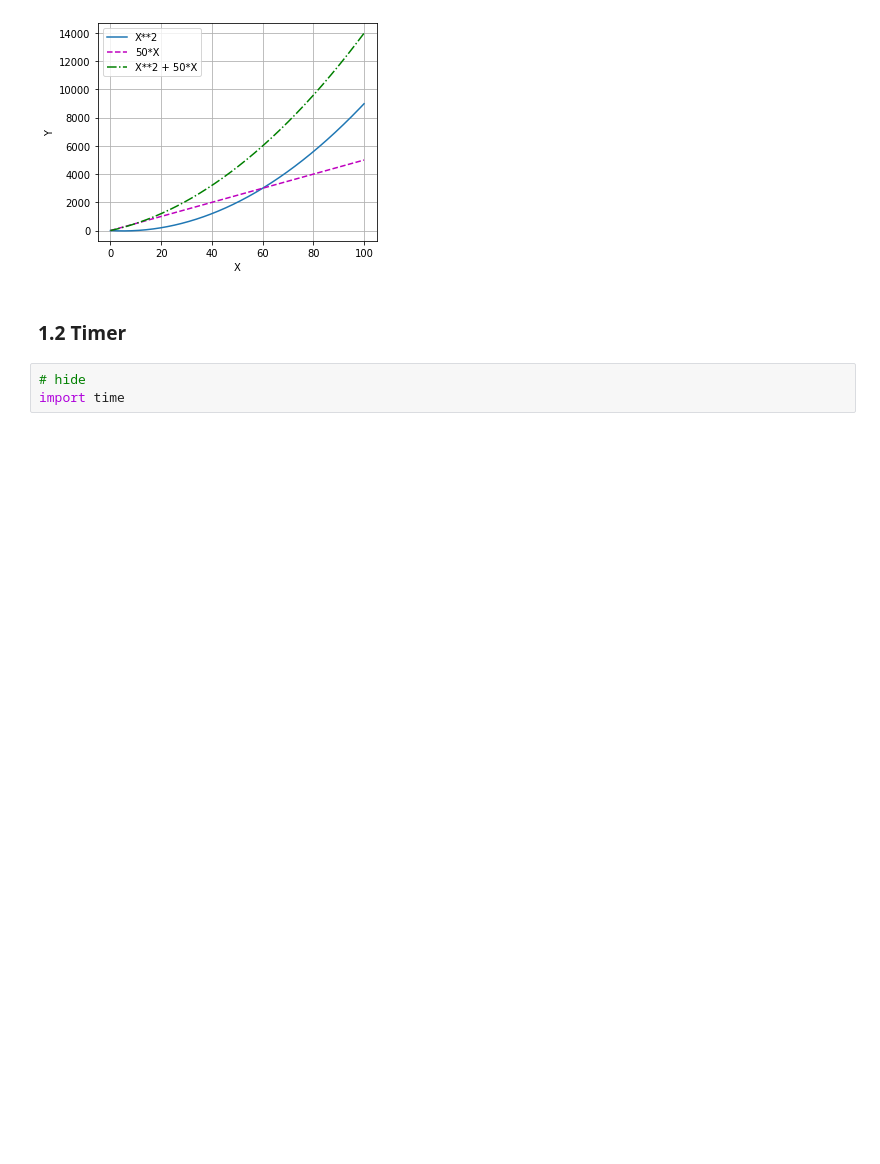
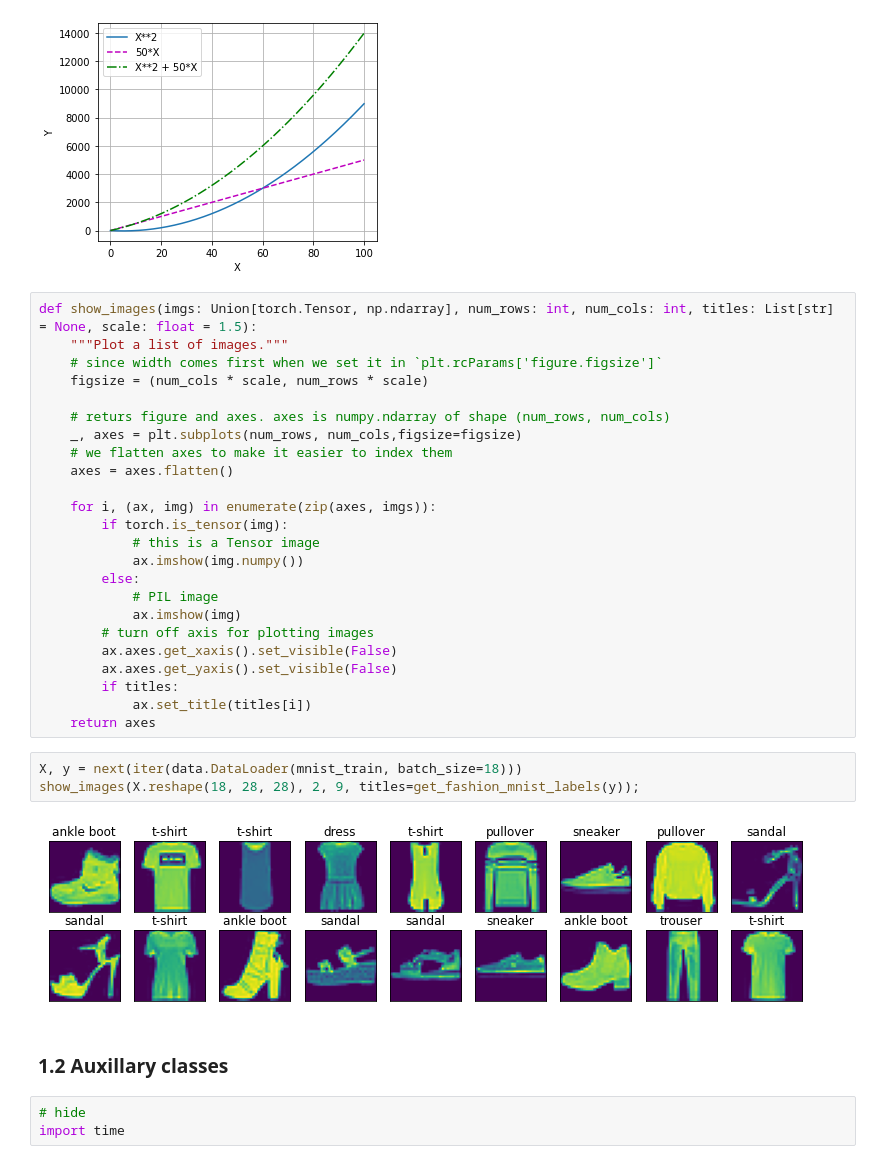
Before and after one commit to Iamalos/coding-blog, a Jupyter notebook: _notebooks/2022-06-14-My-First-Post.ipynb, the cells around one changed output. Drawn from its saved outputs; the diff is of its cells as text; blank space fills up the shorter version.

```diff
--- a/_notebooks/2022-06-14-My-First-Post.ipynb
+++ b/_notebooks/2022-06-14-My-First-Post.ipynb
@@ -148,8 +150,37 @@ Y3 =  Y1 + Y2
 plot(X=X, Y=[Y1, Y2, Y3], xlabel="X", ylabel="Y", legend=["X**2", "50*X", "X**2 + 50*X"], figsize=[5, 4]);
 # %% [output]
 [figure]
+# %%
+def show_images(imgs: Union[torch.Tensor, np.ndarray], num_rows: int, num_cols: int, titles: List[str] = None, scale: float = 1.5):
+    """Plot a list of images."""
+    # since width comes first when we set it in `plt.rcParams['figure.figsize']`
+    figsize = (num_cols * scale, num_rows * scale)
+
+    # returs figure and axes. axes is numpy.ndarray of shape (num_rows, num_cols)
+    _, axes = plt.subplots(num_rows, num_cols,figsize=figsize)
+    # we flatten axes to make it easier to index them
+    axes = axes.flatten()
+
+    for i, (ax, img) in enumerate(zip(axes, imgs)):
+        if torch.is_tensor(img):
+            # this is a Tensor image
+            ax.imshow(img.numpy())
+        else:
+            # PIL image
+            ax.imshow(img)
+        # turn off axis for plotting images
+        ax.axes.get_xaxis().set_visible(False)
+        ax.axes.get_yaxis().set_visible(False)
+        if titles:
+            ax.set_title(titles[i])
+    return axes
+# %%
+X, y = next(iter(data.DataLoader(mnist_train, batch_size=18)))
+show_images(X.reshape(18, 28, 28), 2, 9, titles=get_fashion_mnist_labels(y));
+# %% [output]
+[figure, added]
 # %% [markdown]
-### 1.2 Timer
+### 1.2 Auxillary classes
 # %%
 # hide
 import time
```
Also changed, not shown: parts of 14 cells of this notebook.
